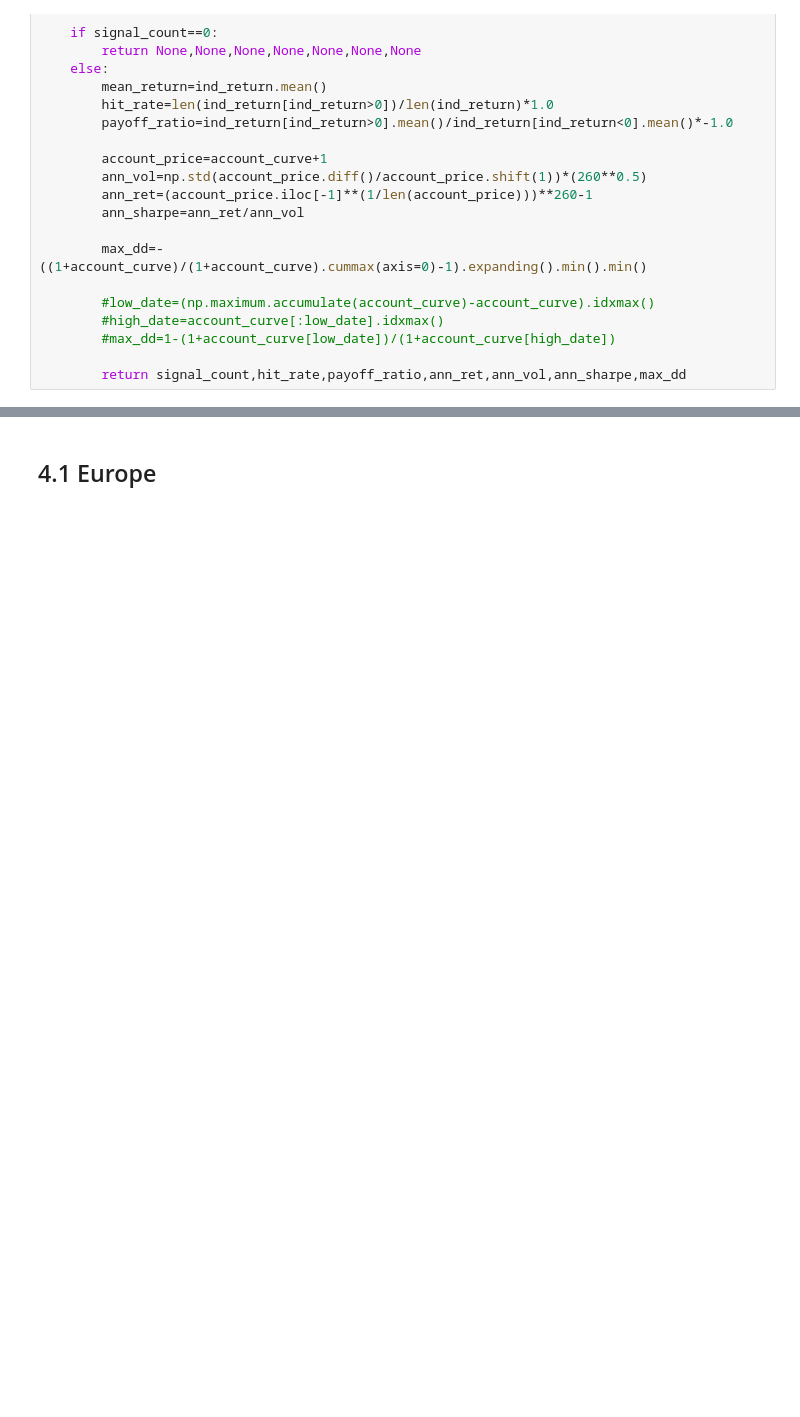
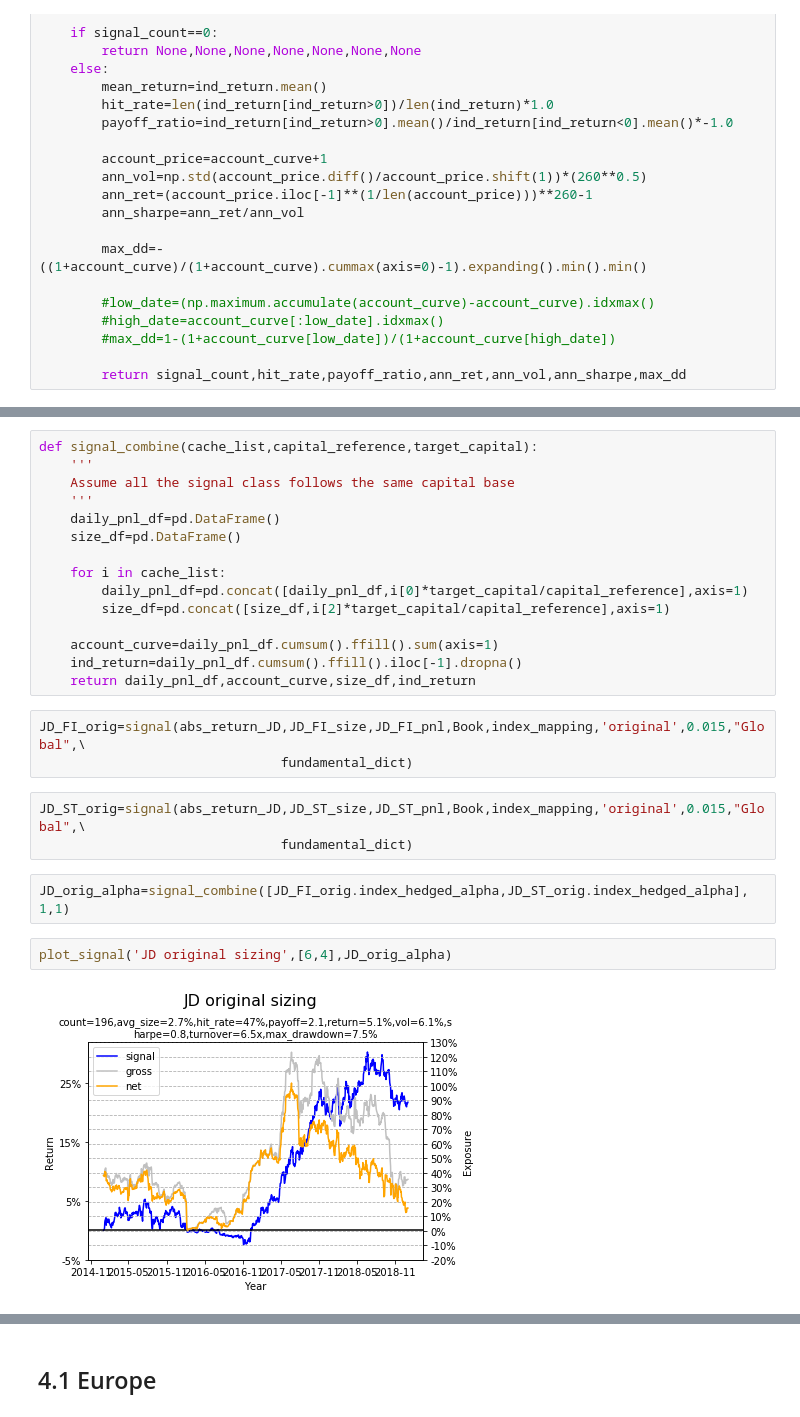
Before and after one commit to zliyclh/post_result, a Jupyter notebook: Center book.ipynb, the cells around one changed output, grey strips where cells are left out. Cells and saved outputs as stored; diff of their text form; blank space fills up the shorter version.

```diff
--- a/Center book.ipynb
+++ b/Center book.ipynb
@@ -623,0 +625,27 @@ class signal(object):
+# %%
+def signal_combine(cache_list,capital_reference,target_capital):
+    '''
+    Assume all the signal class follows the same capital base
+    '''
+    daily_pnl_df=pd.DataFrame()
+    size_df=pd.DataFrame()
+
+    for i in cache_list:
+        daily_pnl_df=pd.concat([daily_pnl_df,i[0]*target_capital/capital_reference],axis=1)
+        size_df=pd.concat([size_df,i[2]*target_capital/capital_reference],axis=1)
+
+    account_curve=daily_pnl_df.cumsum().ffill().sum(axis=1)
+    ind_return=daily_pnl_df.cumsum().ffill().iloc[-1].dropna()
+    return daily_pnl_df,account_curve,size_df,ind_return
+# %%
+JD_FI_orig=signal(abs_return_JD,JD_FI_size,JD_FI_pnl,Book,index_mapping,'original',0.015,"Global",\
+                               fundamental_dict)
+# %%
+JD_ST_orig=signal(abs_return_JD,JD_ST_size,JD_ST_pnl,Book,index_mapping,'original',0.015,"Global",\
+                               fundamental_dict)
+# %%
+JD_orig_alpha=signal_combine([JD_FI_orig.index_hedged_alpha,JD_ST_orig.index_hedged_alpha], 1,1)
+# %%
+plot_signal('JD original sizing',[6,4],JD_orig_alpha)
+# %% [output]
+[figure, added]
```
Also changed, not shown: parts of 134 cells of this notebook, 20 other files.
